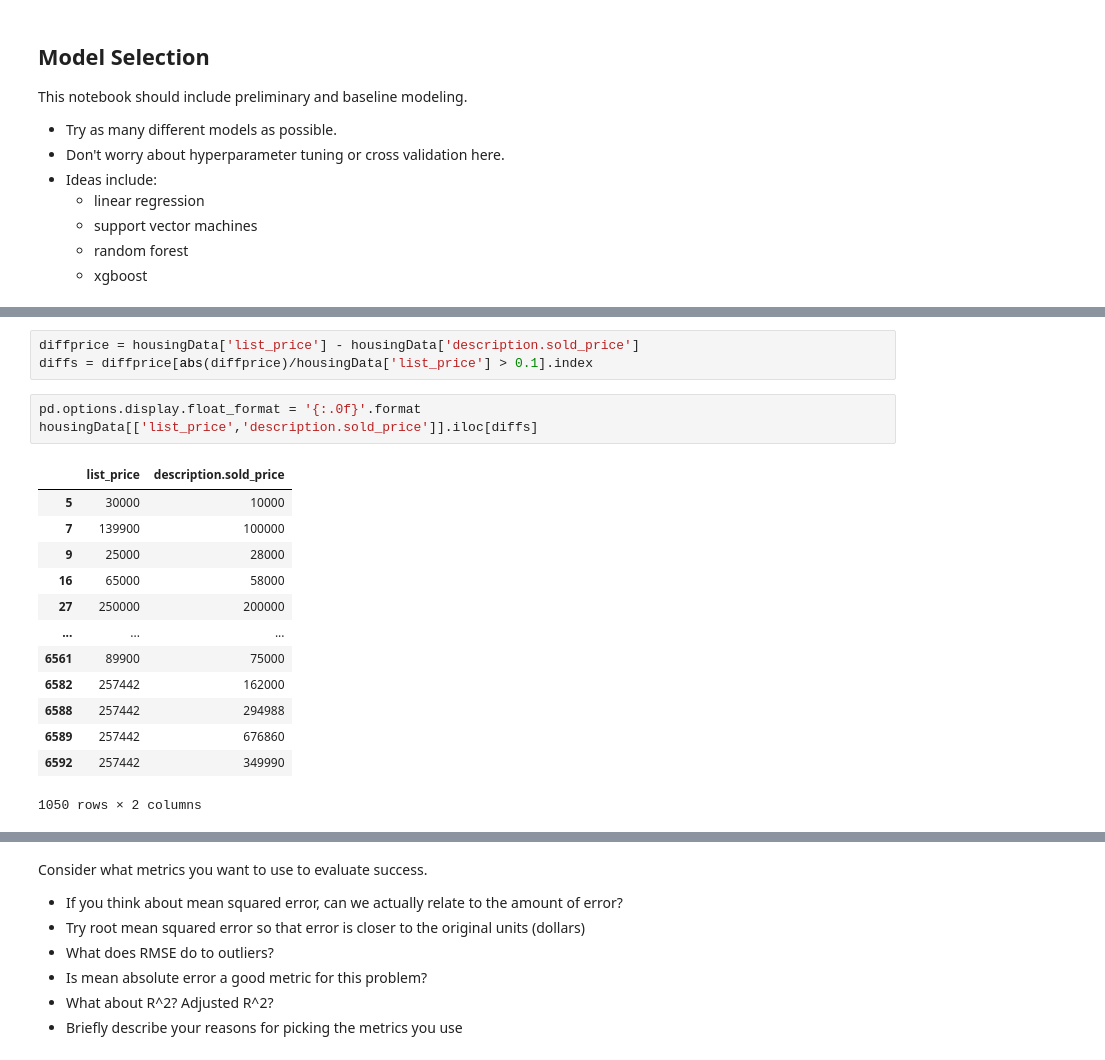
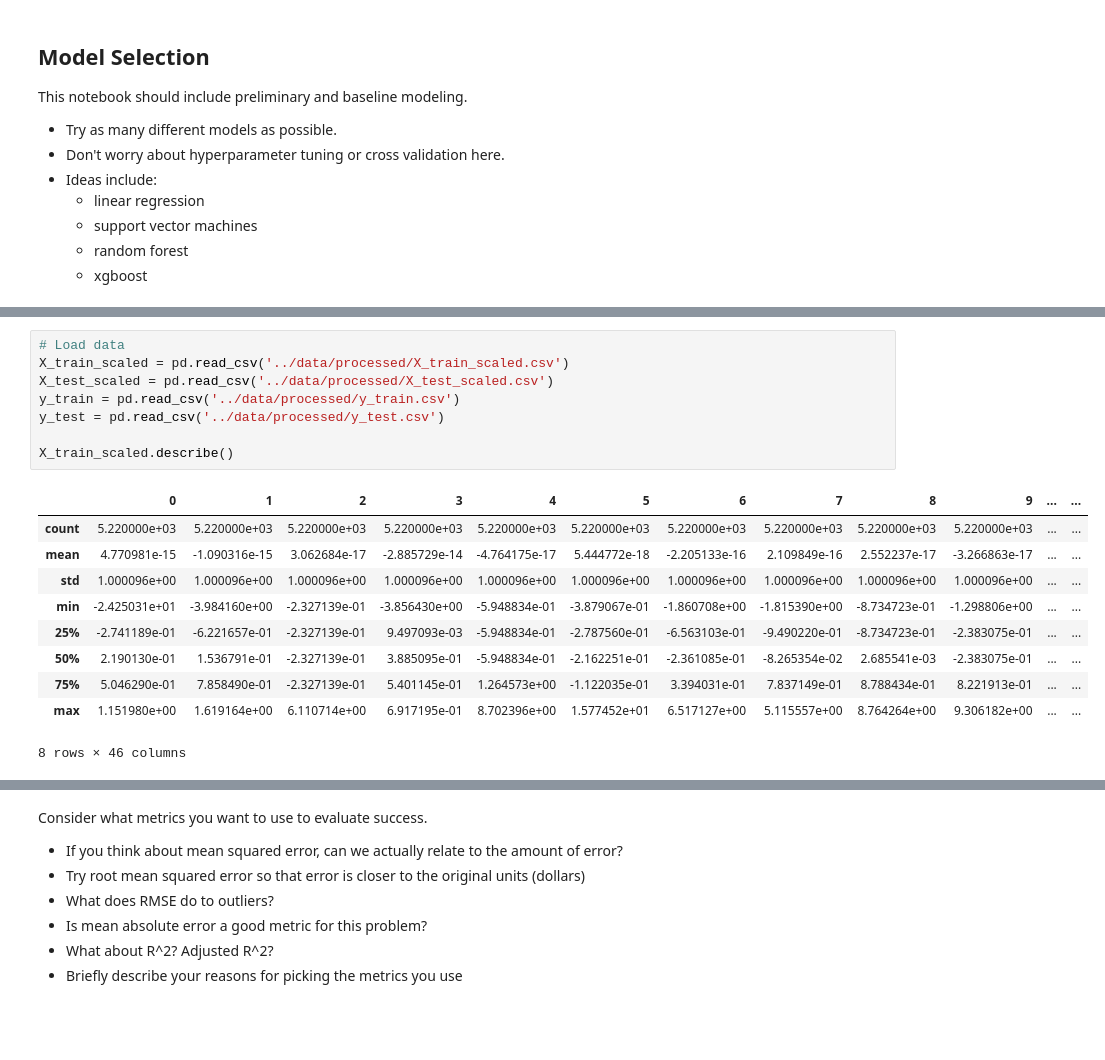
Before and after one commit to TangKenneth25/LHL-Feb19-MidtermProject, a Jupyter notebook: notebooks/2 - model_selection.ipynb, the cells around one changed output, grey strips where cells are left out. Cells and saved outputs as stored; diff of their text form; blank space fills up the shorter version.

```diff
--- a/notebooks/2 - model_selection.ipynb
+++ b/notebooks/2 - model_selection.ipynb
@@ -85,20 +26,19 @@ print(mse_LR, r2_LR)
-# %%
-diffprice = housingData['list_price'] - housingData['description.sold_price']
-diffs = diffprice[abs(diffprice)/housingData['list_price'] > 0.1].index
-# %%
-pd.options.display.float_format = '{:.0f}'.format
-housingData[['list_price','description.sold_price']].iloc[diffs]
-# %% [output]
-|  | list_price | description.sold_price |
-| 5 | 30000 | 10000 |
-| 7 | 139900 | 100000 |
-| 9 | 25000 | 28000 |
-| 16 | 65000 | 58000 |
-| 27 | 250000 | 200000 |
-| ... | ... | ... |
-| 6561 | 89900 | 75000 |
-| 6582 | 257442 | 162000 |
-| 6588 | 257442 | 294988 |
-| 6589 | 257442 | 676860 |
-| 6592 | 257442 | 349990 |
-1050 rows × 2 columns
+# %%
+# Load data
+X_train_scaled = pd.read_csv('../data/processed/X_train_scaled.csv')
+X_test_scaled = pd.read_csv('../data/processed/X_test_scaled.csv')
+y_train = pd.read_csv('../data/processed/y_train.csv')
+y_test = pd.read_csv('../data/processed/y_test.csv')
+
+X_train_scaled.describe()
+# %% [output]
+|  | 0 | 1 | 2 | 3 | 4 | 5 | 6 | 7 | 8 | 9 | ... | ... |
+| count | 5.220000e+03 | 5.220000e+03 | 5.220000e+03 | 5.220000e+03 | 5.220000e+03 | 5.220000e+03 | 5.220000e+03 | 5.220000e+03 | 5.220000e+03 | 5.220000e+03 | ... | ... |
+| mean | 4.770981e-15 | -1.090316e-15 | 3.062684e-17 | -2.885729e-14 | -4.764175e-17 | 5.444772e-18 | -2.205133e-16 | 2.109849e-16 | 2.552237e-17 | -3.266863e-17 | ... | ... |
+| std | 1.000096e+00 | 1.000096e+00 | 1.000096e+00 | 1.000096e+00 | 1.000096e+00 | 1.000096e+00 | 1.000096e+00 | 1.000096e+00 | 1.000096e+00 | 1.000096e+00 | ... | ... |
+| min | -2.425031e+01 | -3.984160e+00 | -2.327139e-01 | -3.856430e+00 | -5.948834e-01 | -3.879067e-01 | -1.860708e+00 | -1.815390e+00 | -8.734723e-01 | -1.298806e+00 | ... | ... |
+| 25% | -2.741189e-01 | -6.221657e-01 | -2.327139e-01 | 9.497093e-03 | -5.948834e-01 | -2.787560e-01 | -6.563103e-01 | -9.490220e-01 | -8.734723e-01 | -2.383075e-01 | ... | ... |
+| 50% | 2.190130e-01 | 1.536791e-01 | -2.327139e-01 | 3.885095e-01 | -5.948834e-01 | -2.162251e-01 | -2.361085e-01 | -8.265354e-02 | 2.685541e-03 | -2.383075e-01 | ... | ... |
+| 75% | 5.046290e-01 | 7.858490e-01 | -2.327139e-01 | 5.401145e-01 | 1.264573e+00 | -1.122035e-01 | 3.394031e-01 | 7.837149e-01 | 8.788434e-01 | 8.221913e-01 | ... | ... |
+| max | 1.151980e+00 | 1.619164e+00 | 6.110714e+00 | 6.917195e-01 | 8.702396e+00 | 1.577452e+01 | 6.517127e+00 | 5.115557e+00 | 8.764264e+00 | 9.306182e+00 | ... | ... |
+8 rows × 46 columns
```
Also changed, not shown: parts of 22 cells of this notebook, 10 other files.
